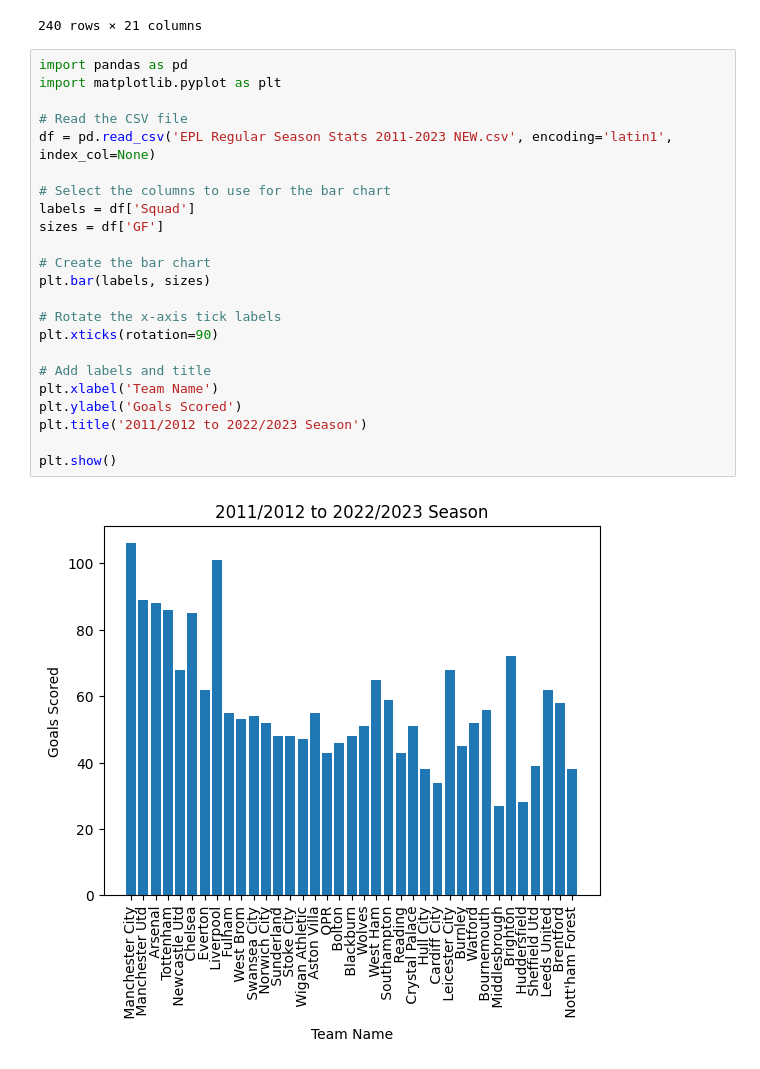
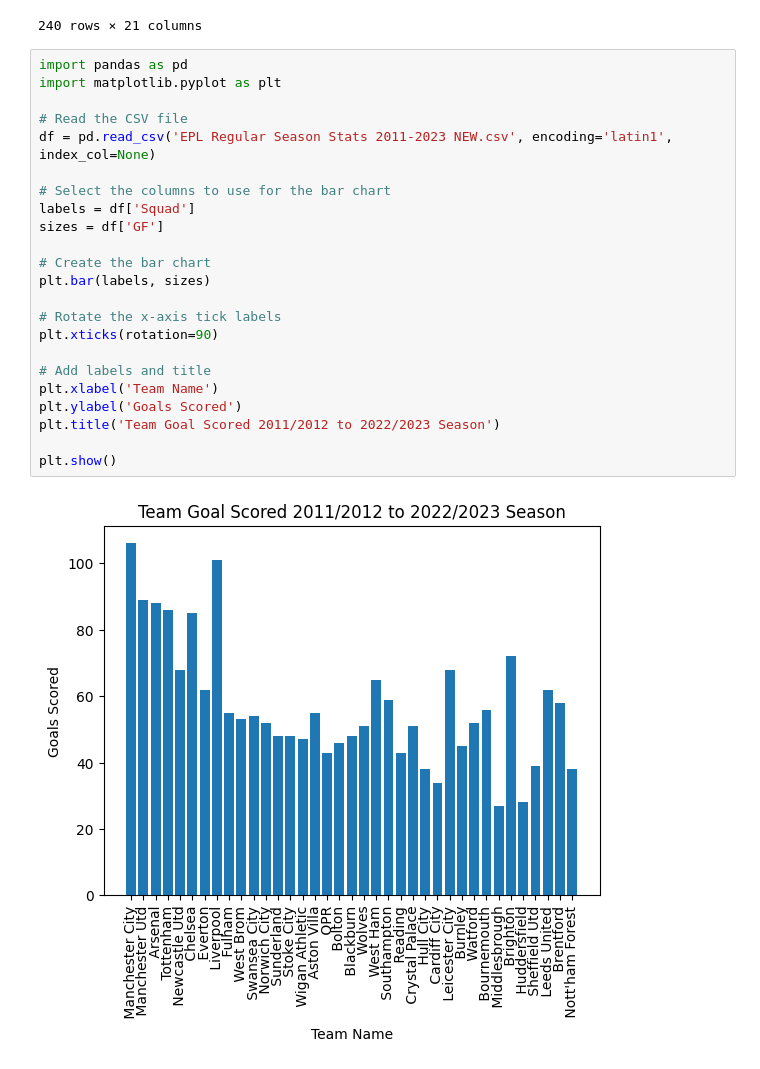
Before and after one commit to NeghiDB/365DaysSoccerDataAnalysisChallenge, a Jupyter notebook: index.ipynb, the cells around one changed output. Drawn from its saved outputs; the diff is of its cells as text.

Commit message:
Adjust Chart Names

```diff
--- a/index.ipynb
+++ b/index.ipynb
@@ -198,28 +198,28 @@ display(df2)
 # %%
 import pandas as pd
 import matplotlib.pyplot as plt
 
 # Read the CSV file
 df = pd.read_csv('EPL Regular Season Stats 2011-2023 NEW.csv', encoding='latin1', index_col=None)
 
 # Select the columns to use for the bar chart
 labels = df['Squad']
 sizes = df['GF']
 
 # Create the bar chart
 plt.bar(labels, sizes)
 
 # Rotate the x-axis tick labels
 plt.xticks(rotation=90)
 
 # Add labels and title
 plt.xlabel('Team Name')
 plt.ylabel('Goals Scored')
-plt.title('2011/2012 to 2022/2023 Season')
+plt.title('Team Goal Scored 2011/2012 to 2022/2023 Season')
 
 plt.show()
 # %% [output]
-[figure, old version]
+[figure, new version]
 # %%
 import pandas as pd
 import matplotlib.pyplot as plt
```
Also changed, not shown: parts of 4 cells of this notebook.
